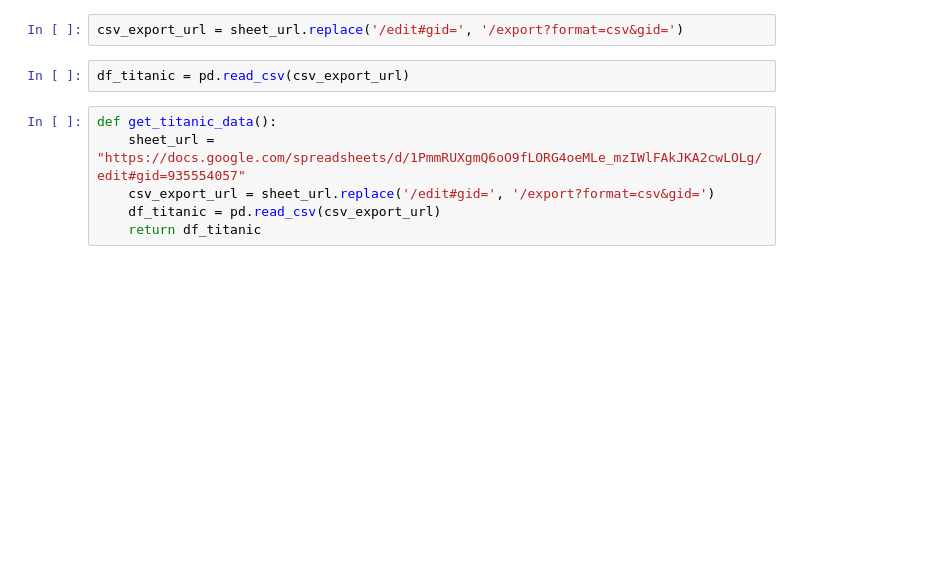
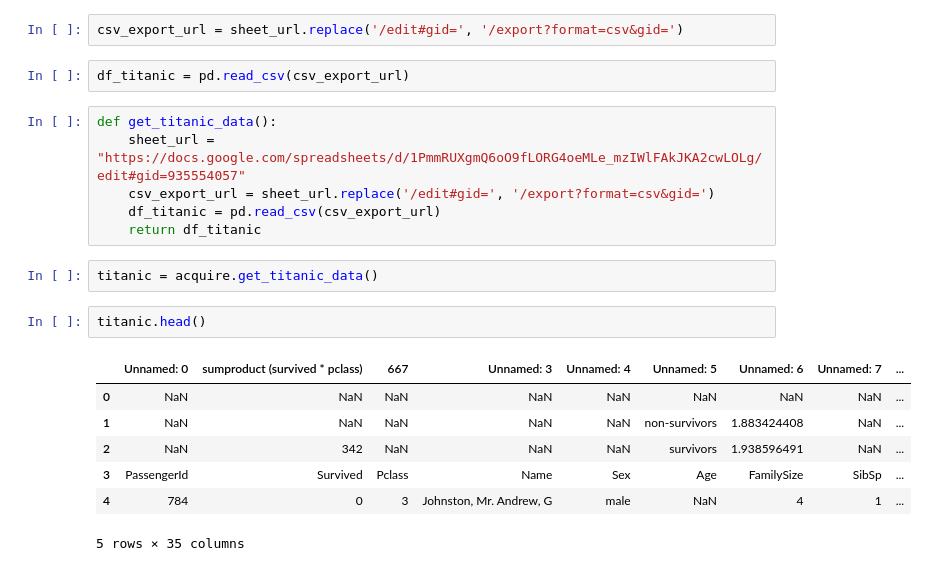
Before and after one commit to yvonneking1/ds-methodologies-exercises, a Jupyter notebook: classification/classification_exercises.ipynb, the cells around one changed output. Drawn from its saved outputs; the diff is of its cells as text; blank space fills up the shorter version.

Commit message:
Finished acquire exercises

```diff
--- a/classification/classification_exercises.ipynb
+++ b/classification/classification_exercises.ipynb
@@ -190,3 +207,15 @@ def get_titanic_data():
     csv_export_url = sheet_url.replace('/edit#gid=', '/export?format=csv&gid=')
     df_titanic = pd.read_csv(csv_export_url)
     return df_titanic
+# %%
+titanic = acquire.get_titanic_data()
+# %%
+titanic.head()
+# %% [output]
+|  | Unnamed: 0 | sumproduct (survived * pclass) | 667 | Unnamed: 3 | Unnamed: 4 | Unnamed: 5 | Unnamed: 6 | Unnamed: 7 | ... |
+| 0 | NaN | NaN | NaN | NaN | NaN | NaN | NaN | NaN | ... |
+| 1 | NaN | NaN | NaN | NaN | NaN | non-survivors | 1.883424408 | NaN | ... |
+| 2 | NaN | 342 | NaN | NaN | NaN | survivors | 1.938596491 | NaN | ... |
+| 3 | PassengerId | Survived | Pclass | Name | Sex | Age | FamilySize | SibSp | ... |
+| 4 | 784 | 0 | 3 | Johnston, Mr. Andrew, G | male | NaN | 4 | 1 | ... |
+5 rows × 35 columns
```
Also changed, not shown: parts of 5 cells of this notebook.
